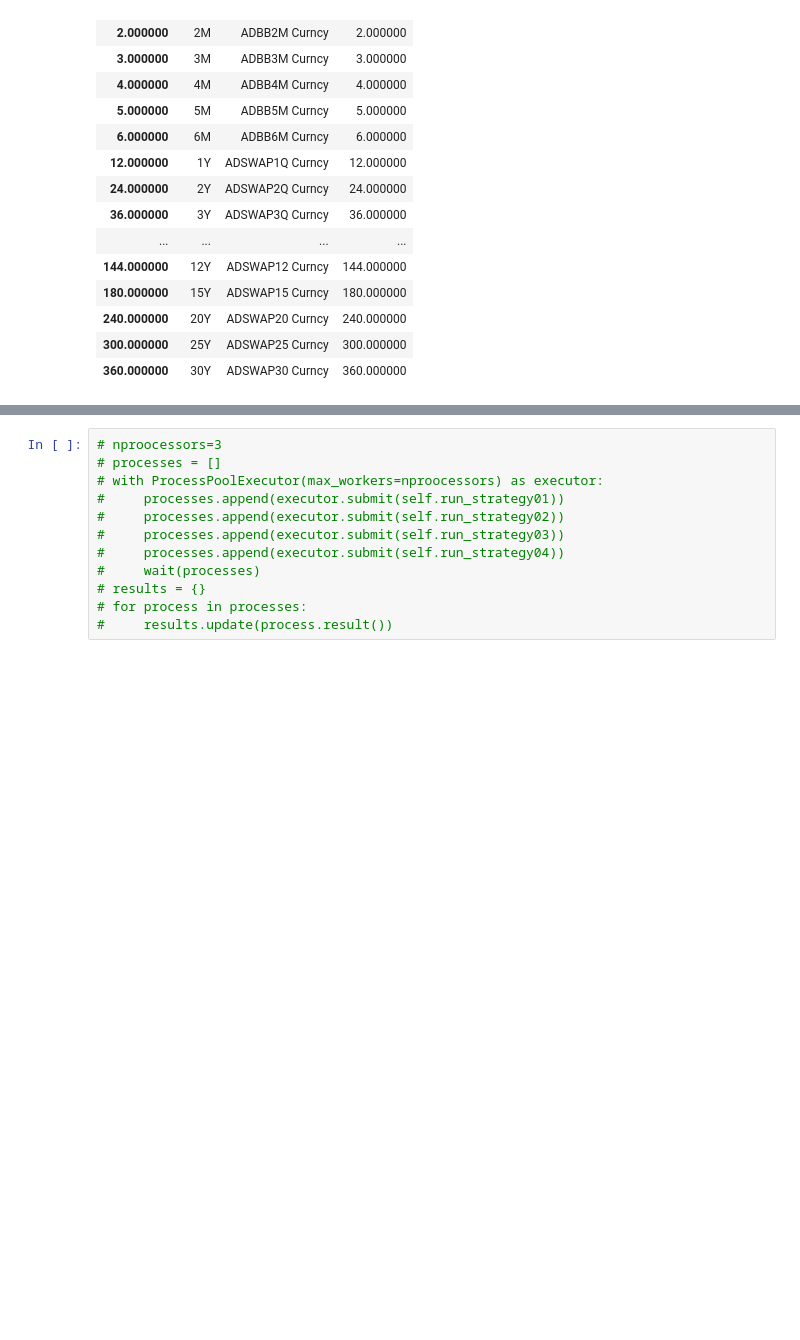
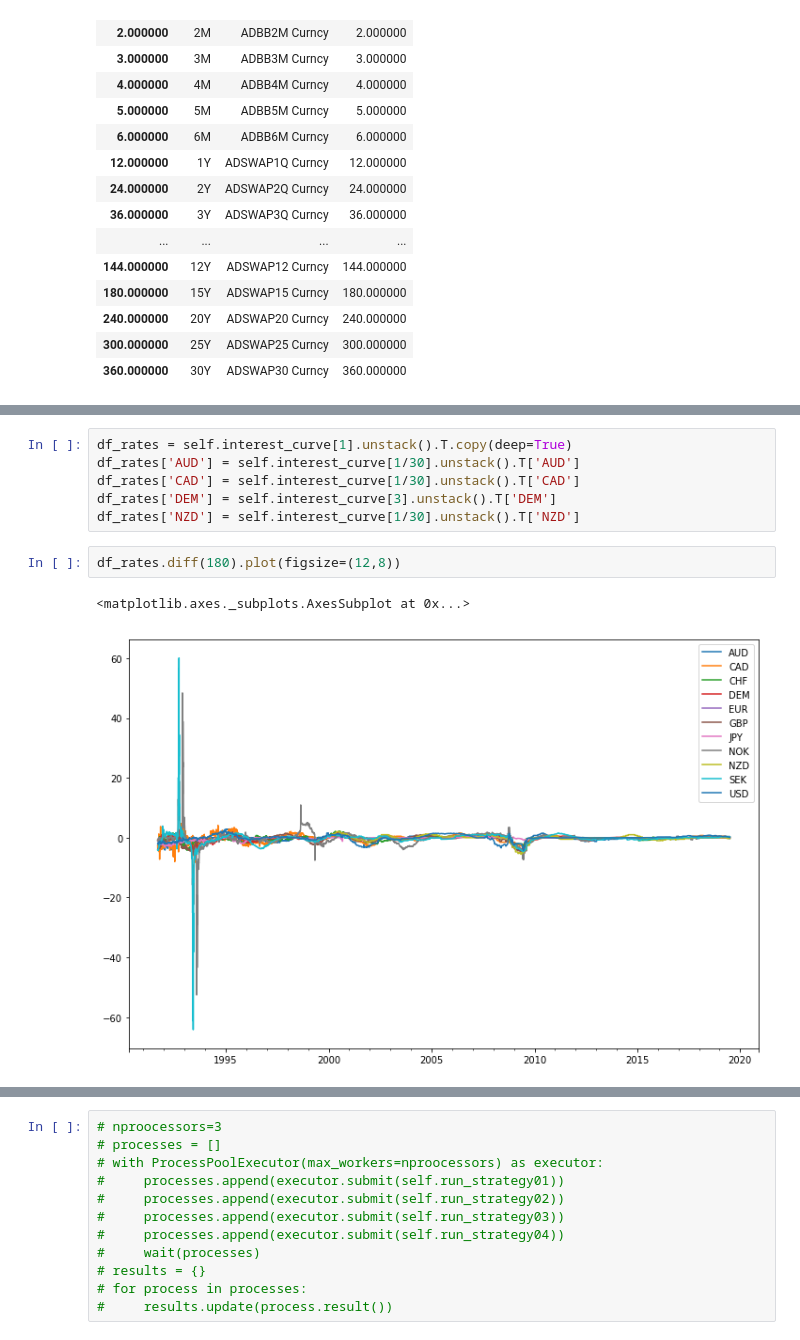
Before and after one commit to fabioyamazumi/curvy_trade, a Jupyter notebook: Test_curvy_tracker9_DM.ipynb, the cells around one changed output, grey strips where cells are left out. Drawn from its saved outputs; the diff is of its cells as text; blank space fills up the shorter version.

```diff
--- a/Test_curvy_tracker9_DM.ipynb
+++ b/Test_curvy_tracker9_DM.ipynb
@@ -611,0 +665,11 @@ self.df_tickers_curve.loc['AUD']
+# %%
+df_rates = self.interest_curve[1].unstack().T.copy(deep=True)
+df_rates['AUD'] = self.interest_curve[1/30].unstack().T['AUD']
+df_rates['CAD'] = self.interest_curve[1/30].unstack().T['CAD']
+df_rates['DEM'] = self.interest_curve[3].unstack().T['DEM']
+df_rates['NZD'] = self.interest_curve[1/30].unstack().T['NZD']
+# %%
+df_rates.diff(180).plot(figsize=(12,8))
+# %% [output]
+<matplotlib.axes._subplots.AxesSubplot at 0x...>
+[figure, added]
```
Also changed, not shown: parts of 152 cells of this notebook, 3 other files.
